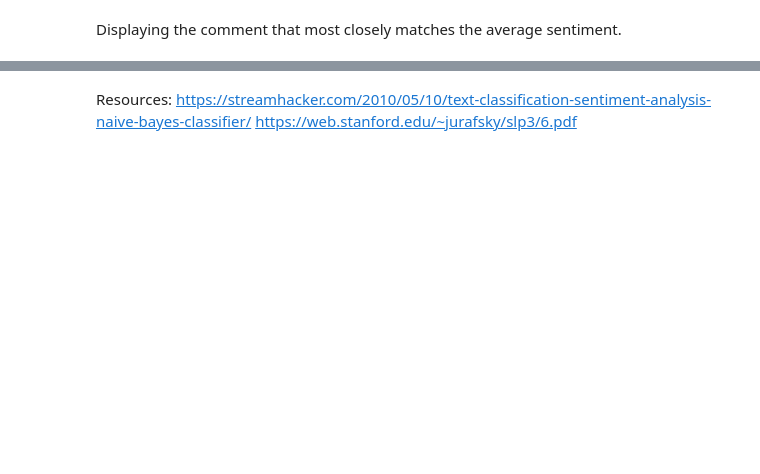
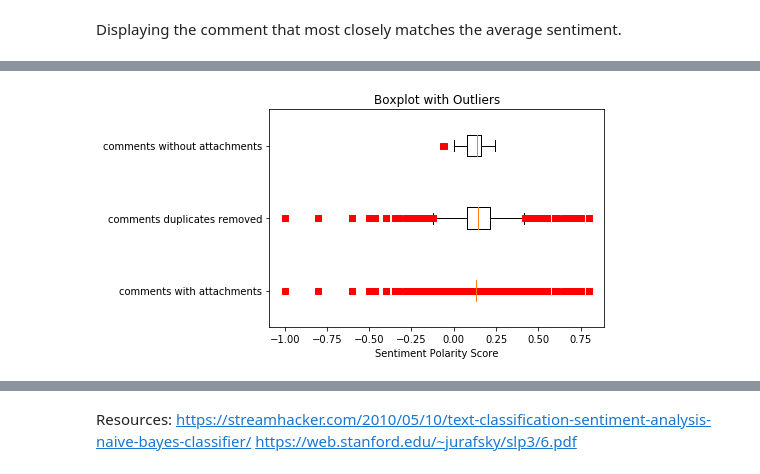
Before and after one commit to Nishnha/Title-IX-Call-for-Comments-Analysis, a Jupyter notebook: Title IX Sentiment Analysis.ipynb, the cells around one changed output, grey strips where cells are left out. Drawn from its saved outputs; the diff is of its cells as text; code cells hidden in the pictures; blank space fills up the shorter version.

```diff
--- a/Title IX Sentiment Analysis.ipynb
+++ b/Title IX Sentiment Analysis.ipynb
@@ -121,0 +191,12 @@ with pandas.option_context('display.max_colwidth', 5000):
+# %%
+data = [data_with_attachments['sentiment'], data_duplicates_removed['sentiment'], data_attachments_only['sentiment']]
+
+combined = plt.figure()
+plt.boxplot(data, 0, 'rs', 0)
+plt.title("Boxplot with Outliers")
+plt.xlabel("Sentiment Polarity Score")
+plt.yticks([1, 2, 3], ["comments with attachments", "comments duplicates removed", "comments without attachments"])
+plt.show()
+combined.savefig("./data/figures/combined.png", dpi='figure')
+# %% [output]
+[figure, added]
```
Also changed, not shown: parts of 18 cells of this notebook, 54 other files.
